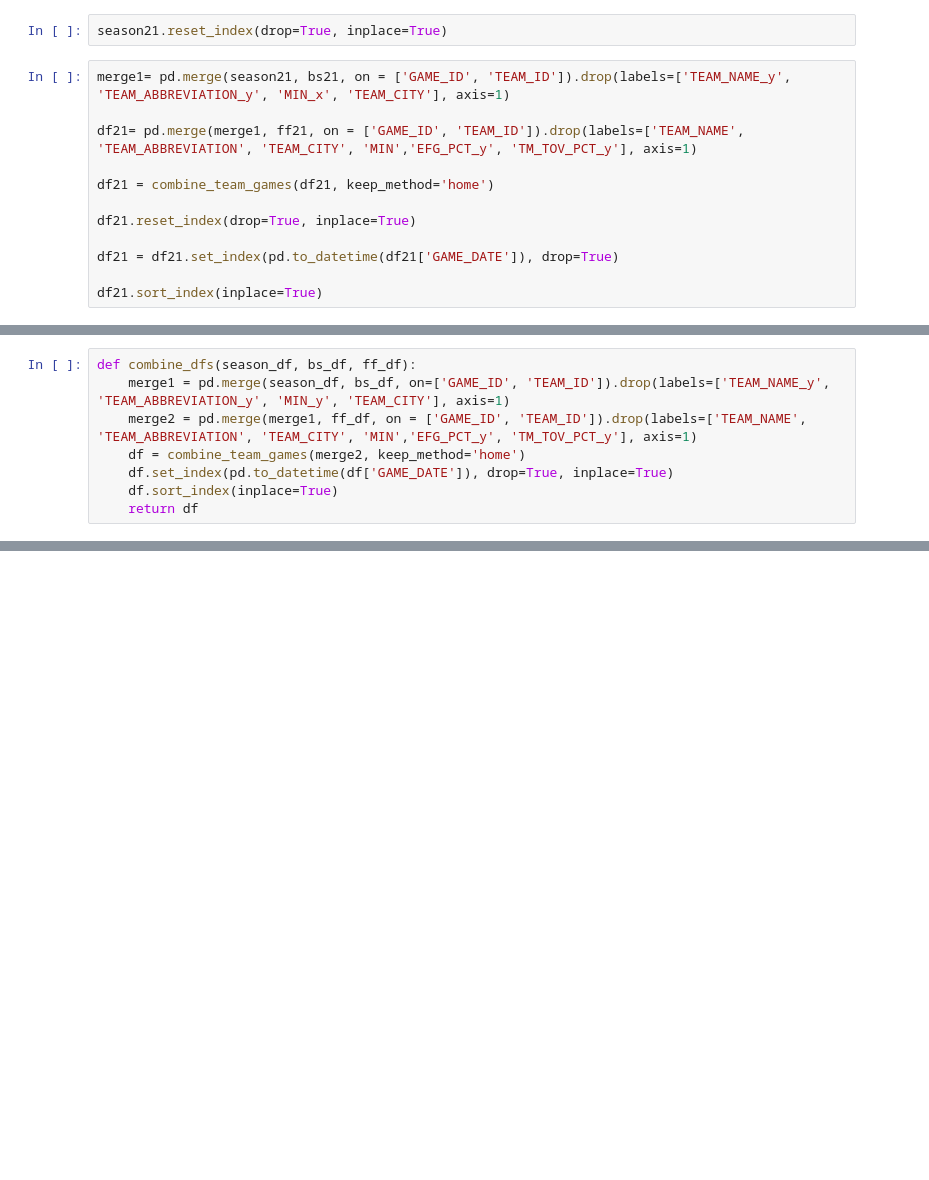
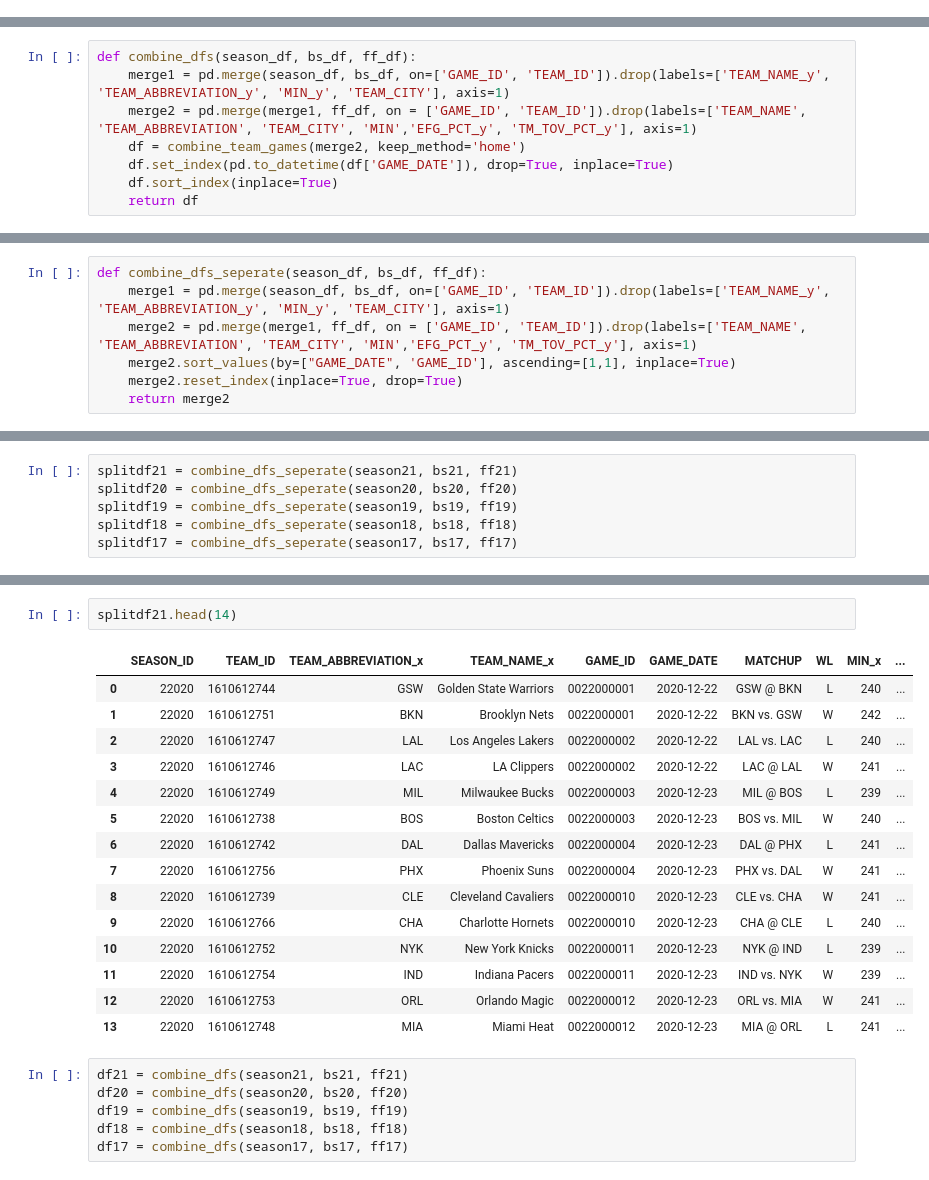
Before and after one commit to dmedd98/nba_game_predictor, a Jupyter notebook: Putting_it_together.ipynb, the cells around one changed output, grey strips where cells are left out. Drawn from its saved outputs; the diff is of its cells as text; blank space fills up the shorter version.

```diff
--- a/Putting_it_together.ipynb
+++ b/Putting_it_together.ipynb
@@ -66,14 +96,0 @@ ff21.loc[0:1]=fixdf
-# %%
-season21.reset_index(drop=True, inplace=True)
-# %%
-merge1= pd.merge(season21, bs21, on = ['GAME_ID', 'TEAM_ID']).drop(labels=['TEAM_NAME_y', 'TEAM_ABBREVIATION_y', 'MIN_x', 'TEAM_CITY'], axis=1)
-
-df21= pd.merge(merge1, ff21, on = ['GAME_ID', 'TEAM_ID']).drop(labels=['TEAM_NAME', 'TEAM_ABBREVIATION', 'TEAM_CITY', 'MIN','EFG_PCT_y', 'TM_TOV_PCT_y'], axis=1)
-
-df21 = combine_team_games(df21, keep_method='home')
-
-df21.reset_index(drop=True, inplace=True)
-
-df21 = df21.set_index(pd.to_datetime(df21['GAME_DATE']), drop=True)
-
-df21.sort_index(inplace=True)
@@ -124,0 +109,7 @@ Name: PTS_Home, dtype: float64
+# %%
+def combine_dfs_seperate(season_df, bs_df, ff_df):
+    merge1 = pd.merge(season_df, bs_df, on=['GAME_ID', 'TEAM_ID']).drop(labels=['TEAM_NAME_y', 'TEAM_ABBREVIATION_y', 'MIN_y', 'TEAM_CITY'], axis=1)
+    merge2 = pd.merge(merge1, ff_df, on = ['GAME_ID', 'TEAM_ID']).drop(labels=['TEAM_NAME', 'TEAM_ABBREVIATION', 'TEAM_CITY', 'MIN','EFG_PCT_y', 'TM_TOV_PCT_y'], axis=1)
+    merge2.sort_values(by=["GAME_DATE", 'GAME_ID'], ascending=[1,1], inplace=True)
+    merge2.reset_index(inplace=True, drop=True)
+    return merge2
@@ -124,0 +118,6 @@ Name: PTS_Home, dtype: float64
+# %%
+splitdf21 = combine_dfs_seperate(season21, bs21, ff21)
+splitdf20 = combine_dfs_seperate(season20, bs20, ff20)
+splitdf19 = combine_dfs_seperate(season19, bs19, ff19)
+splitdf18 = combine_dfs_seperate(season18, bs18, ff18)
+splitdf17 = combine_dfs_seperate(season17, bs17, ff17)
@@ -124,0 +139,24 @@ Name: PTS_Home, dtype: float64
+# %%
+splitdf21.head(14)
+# %% [output]
+|  | SEASON_ID | TEAM_ID | TEAM_ABBREVIATION_x | TEAM_NAME_x | GAME_ID | GAME_DATE | MATCHUP | WL | MIN_x | ... |
+| 0 | 22020 | 1610612744 | GSW | Golden State Warriors | 0022000001 | 2020-12-22 | GSW @ BKN | L | 240 | ... |
+| 1 | 22020 | 1610612751 | BKN | Brooklyn Nets | 0022000001 | 2020-12-22 | BKN vs. GSW | W | 242 | ... |
+| 2 | 22020 | 1610612747 | LAL | Los Angeles Lakers | 0022000002 | 2020-12-22 | LAL vs. LAC | L | 240 | ... |
+| 3 | 22020 | 1610612746 | LAC | LA Clippers | 0022000002 | 2020-12-22 | LAC @ LAL | W | 241 | ... |
+| 4 | 22020 | 1610612749 | MIL | Milwaukee Bucks | 0022000003 | 2020-12-23 | MIL @ BOS | L | 239 | ... |
+| 5 | 22020 | 1610612738 | BOS | Boston Celtics | 0022000003 | 2020-12-23 | BOS vs. MIL | W | 240 | ... |
+| 6 | 22020 | 1610612742 | DAL | Dallas Mavericks | 0022000004 | 2020-12-23 | DAL @ PHX | L | 241 | ... |
+| 7 | 22020 | 1610612756 | PHX | Phoenix Suns | 0022000004 | 2020-12-23 | PHX vs. DAL | W | 241 | ... |
+| 8 | 22020 | 1610612739 | CLE | Cleveland Cavaliers | 0022000010 | 2020-12-23 | CLE vs. CHA | W | 241 | ... |
+| 9 | 22020 | 1610612766 | CHA | Charlotte Hornets | 0022000010 | 2020-12-23 | CHA @ CLE | L | 240 | ... |
+| 10 | 22020 | 1610612752 | NYK | New York Knicks | 0022000011 | 2020-12-23 | NYK @ IND | L | 239 | ... |
+| 11 | 22020 | 1610612754 | IND | Indiana Pacers | 0022000011 | 2020-12-23 | IND vs. NYK | W | 239 | ... |
+| 12 | 22020 | 1610612753 | ORL | Orlando Magic | 0022000012 | 2020-12-23 | ORL vs. MIA | W | 241 | ... |
+| 13 | 22020 | 1610612748 | MIA | Miami Heat | 0022000012 | 2020-12-23 | MIA @ ORL | L | 241 | ... |
+# %%
+df21 = combine_dfs(season21, bs21, ff21)
+df20 = combine_dfs(season20, bs20, ff20)
+df19 = combine_dfs(season19, bs19, ff19)
+df18 = combine_dfs(season18, bs18, ff18)
+df17 = combine_dfs(season17, bs17, ff17)
```
Also changed, not shown: parts of 17 cells of this notebook, 17 other files.
